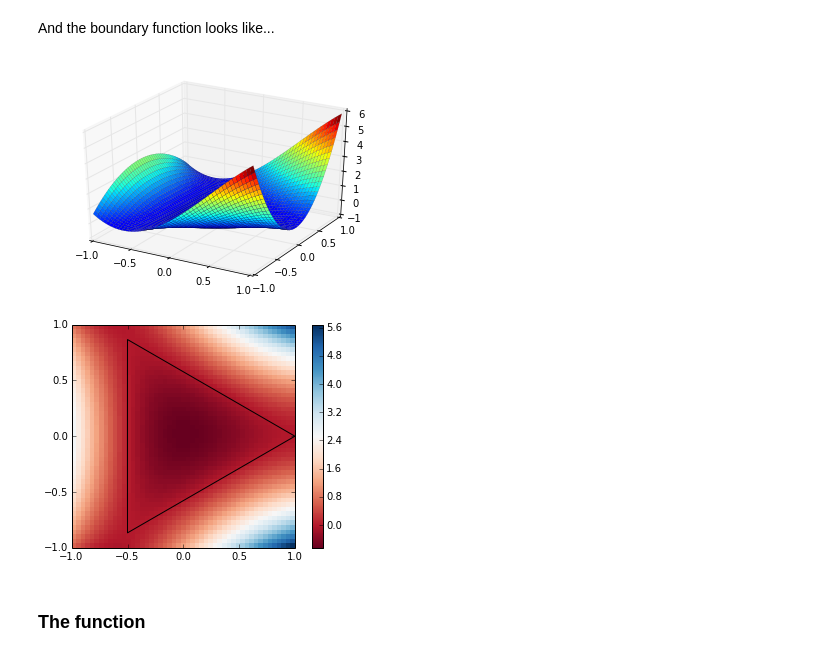
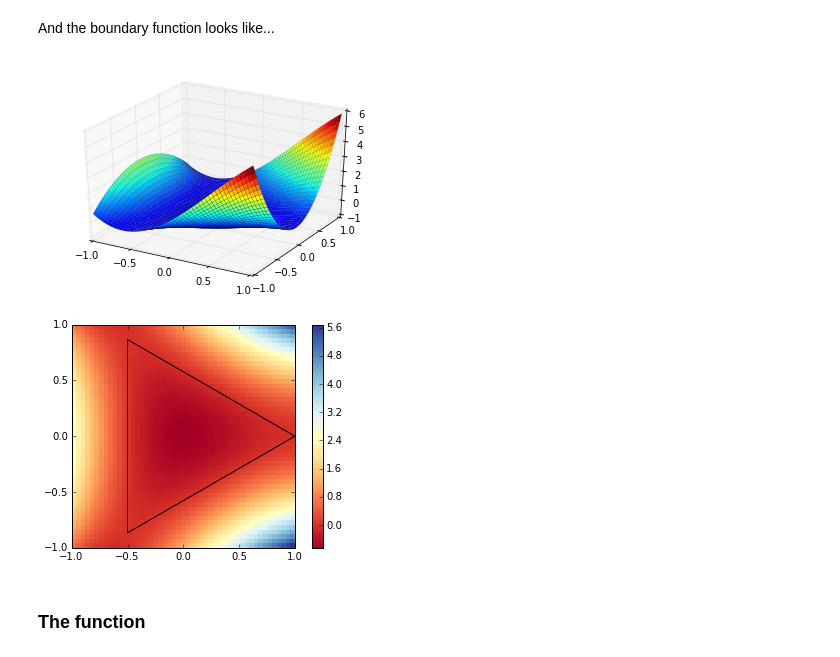
Before and after one commit to nicoguaro/FEM_resources, a Jupyter notebook: poly_ritz.ipynb, the cells around one changed output. Drawn from its saved outputs; the diff is of its cells as text; code cells hidden in the pictures.

```diff
--- a/poly_ritz.ipynb
+++ b/poly_ritz.ipynb
@@ -115,13 +115,13 @@ Z = b_num(X,Y)
 # %%
 
 plot3d(bound,(x,-1,1), (y, -1,1));
-plt.pcolor(X, Y, Z, cmap="RdBu")
+plt.pcolor(X, Y, Z, cmap="RdYlBu")
 plt.fill(np.array(poly)[:,0], np.array(poly)[:,1], fill=False, ec='k', lw=1)
 plt.axis("image")
 plt.colorbar();
 # %% [output]
 [figure]
-[figure, old version]
+[figure, new version]
 # %% [markdown]
 ### The function
 # %% [markdown]
```
Also changed, not shown: parts of 2 cells of this notebook.
